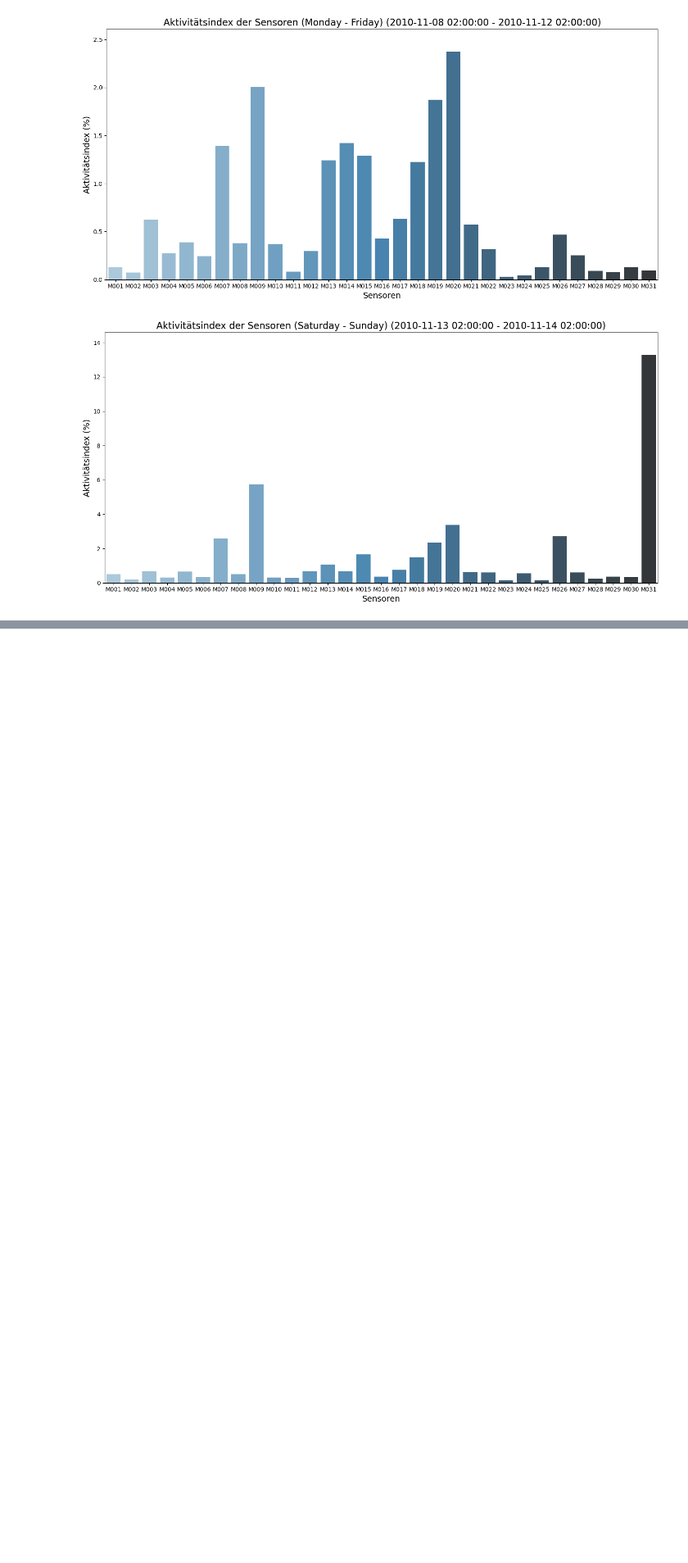
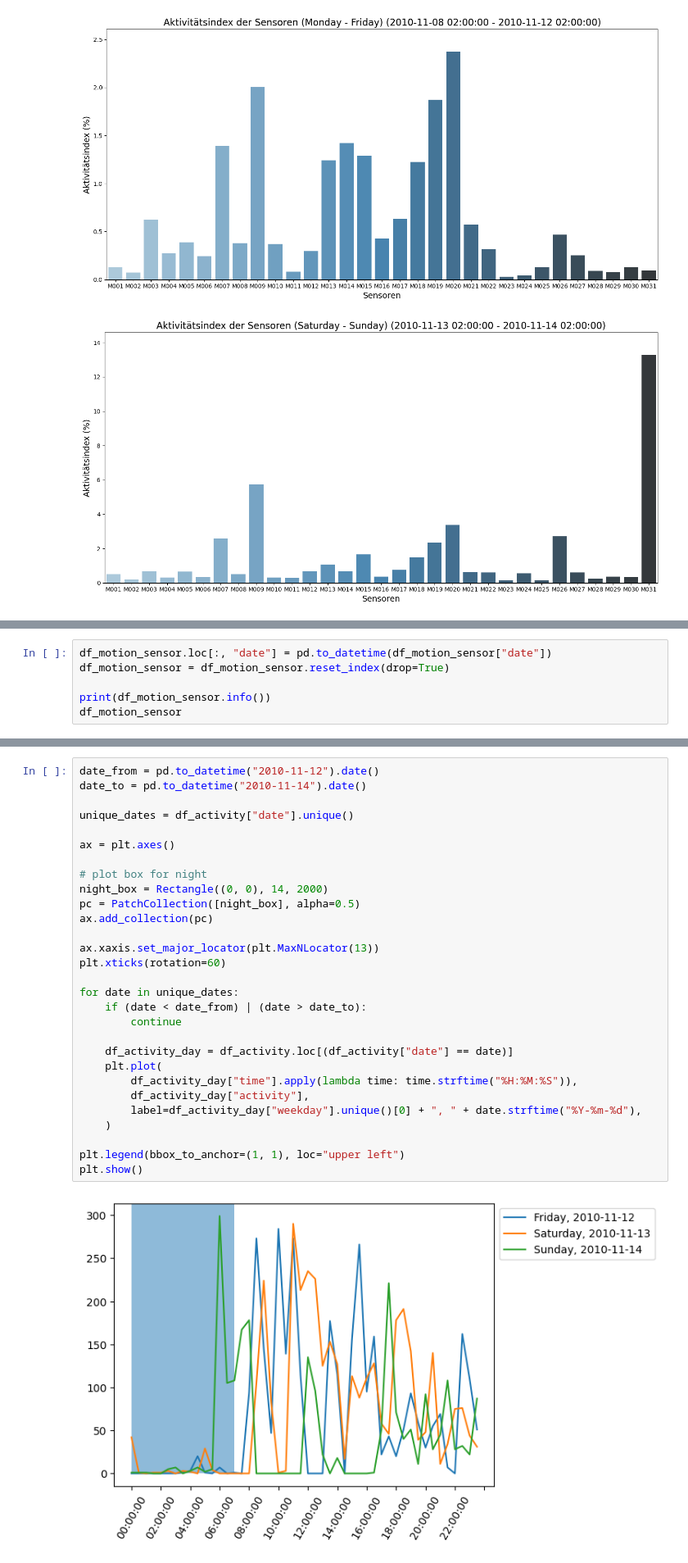
Before and after one commit to ddening/ambient-assisted-living, a Jupyter notebook: src/aruba_activity.ipynb, the cells around one changed output, grey strips where cells are left out. Shown: that part at 82% size. Drawn from its saved outputs; the diff is of its cells as text; blank space fills up the shorter version.

Commit message:
Merge "Activity Line Plot"

```diff
--- a/src/aruba_activity.ipynb
+++ b/src/aruba_activity.ipynb
@@ -433,0 +421,6 @@ plot_activity(df_motion_sensor, start_datetime, end_datetime)
+# %%
+df_motion_sensor.loc[:, "date"] = pd.to_datetime(df_motion_sensor["date"])
+df_motion_sensor = df_motion_sensor.reset_index(drop=True)
+
+print(df_motion_sensor.info())
+df_motion_sensor
@@ -433,0 +513,31 @@ plot_activity(df_motion_sensor, start_datetime, end_datetime)
+# %%
+date_from = pd.to_datetime("2010-11-12").date()
+date_to = pd.to_datetime("2010-11-14").date()
+
+unique_dates = df_activity["date"].unique()
+
+ax = plt.axes()
+
+# plot box for night
+night_box = Rectangle((0, 0), 14, 2000)
+pc = PatchCollection([night_box], alpha=0.5)
+ax.add_collection(pc)
+
+ax.xaxis.set_major_locator(plt.MaxNLocator(13))
+plt.xticks(rotation=60)
+
+for date in unique_dates:
+    if (date < date_from) | (date > date_to):
+        continue
+
+    df_activity_day = df_activity.loc[(df_activity["date"] == date)]
+    plt.plot(
+        df_activity_day["time"].apply(lambda time: time.strftime("%H:%M:%S")),
+        df_activity_day["activity"],
+        label=df_activity_day["weekday"].unique()[0] + ", " + date.strftime("%Y-%m-%d"),
+    )
+
+plt.legend(bbox_to_anchor=(1, 1), loc="upper left")
+plt.show()
+# %% [output]
+[figure, added]
```
Also changed, not shown: parts of 7 cells of this notebook.
